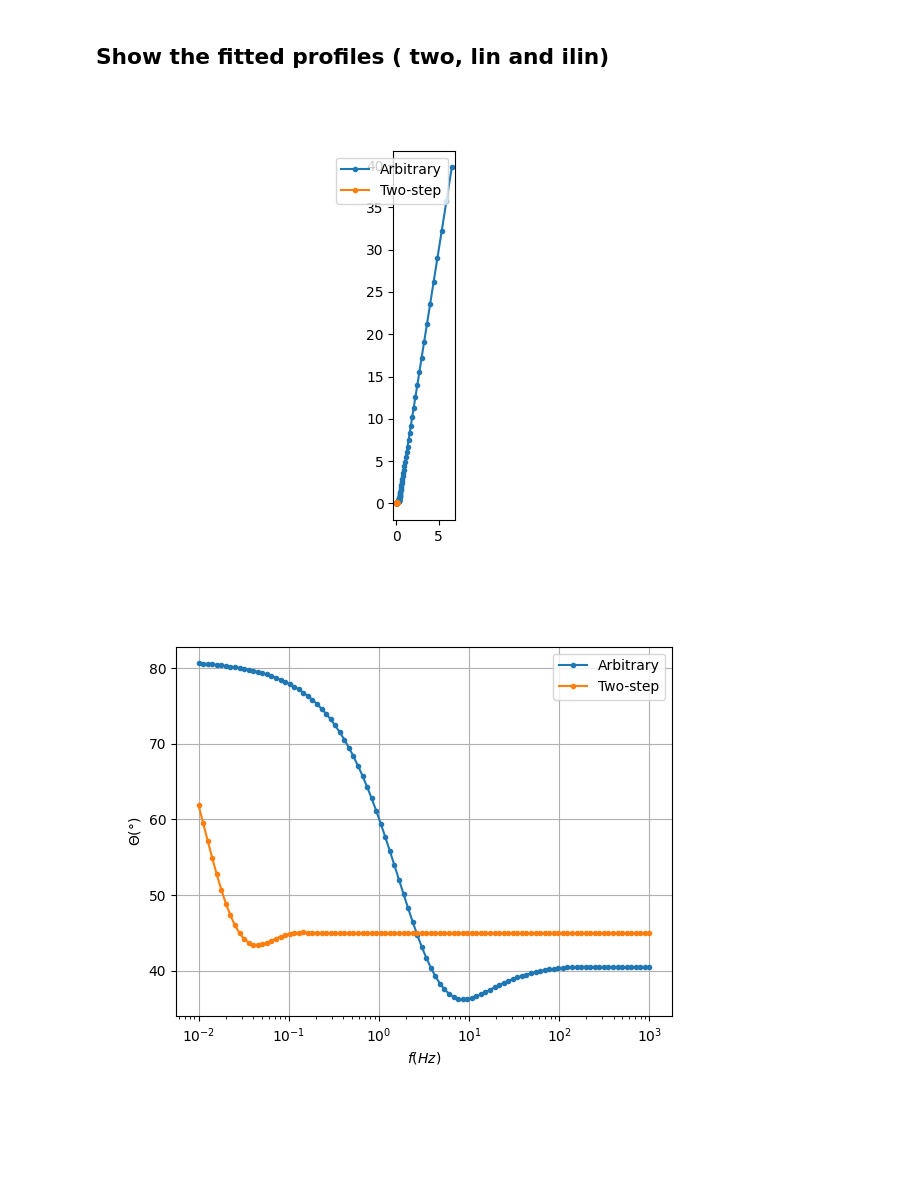
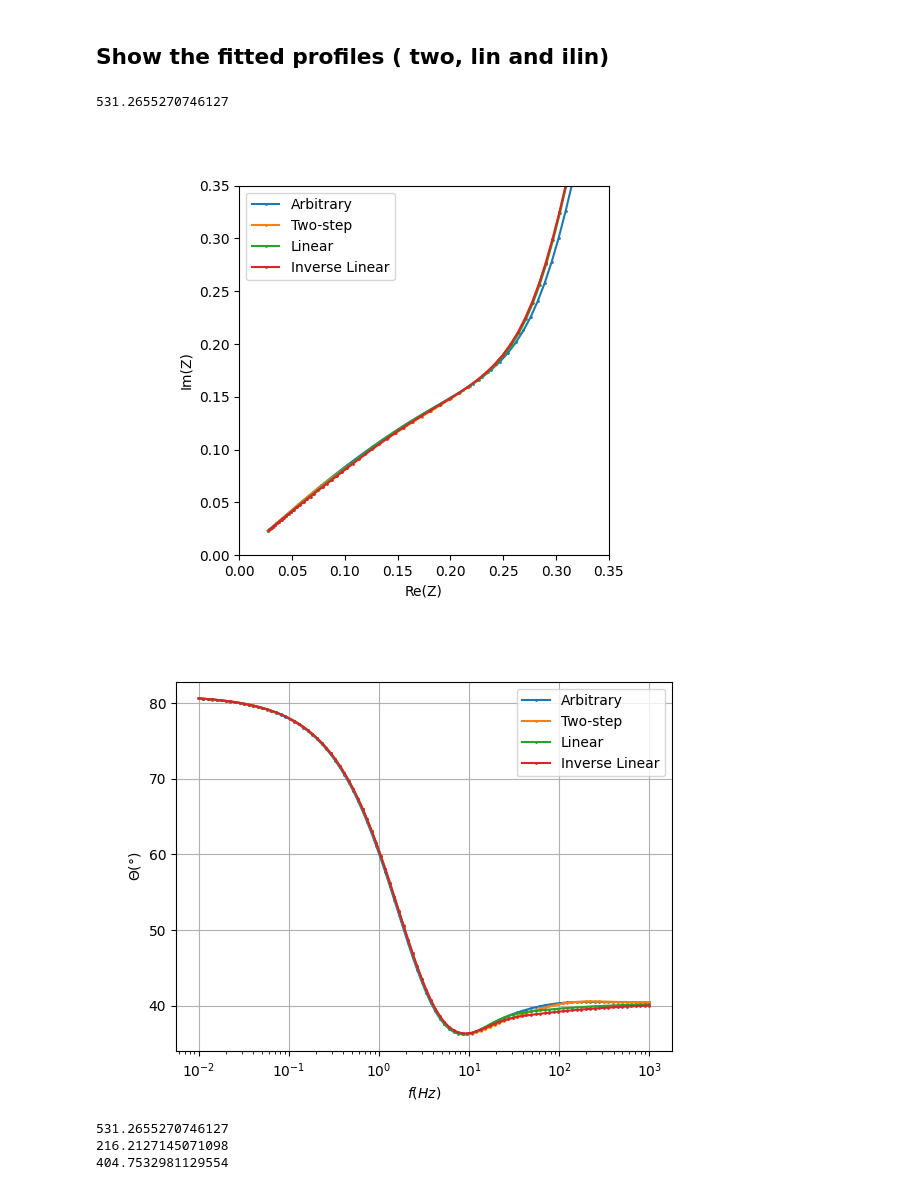
Before and after one commit to Yugal0/fitting-gen-arbitrary-eis, a Jupyter notebook: main_prof_1.ipynb, the cells around one changed output. Cells and saved outputs as stored; diff of their text form; code cells hidden in the pictures; blank space fills up the shorter version.

```diff
--- a/main_prof_1.ipynb
+++ b/main_prof_1.ipynb
@@ -213,31 +226,66 @@ z_arbi=c_arbi.predict(frequencies=np.logspace(-2,3,100))
 c_two=CustomCircuit(initial_guess=[R1_two,R1_two*Q,R2_two*Q,delta,alpha],circuit="TLMtwo")
 z_two=c_two.predict(frequencies=np.logspace(-2,3,100))
 
-# c_lin=CustomCircuit(initial_guess=[R1_lin,R1_lin*Q,R2_lin*Q,alpha],circuit="TLMlinnew")
-# z_lin=c_lin.predict(frequencies=np.logspace(-2,3,100))
+c_lin=CustomCircuit(initial_guess=[R1_lin,R1_lin*Q,R2_lin*Q,alpha],circuit="TLMlinnew")
+z_lin=c_lin.predict(frequencies=np.logspace(-2,3,100))
 
+print(R1_ilin)
+c_ilin=CustomCircuit(initial_guess=[R1_ilin,R1_ilin*Q,R2_ilin*Q,alpha],circuit="TLMilinnew")
+mp.dps=100
+z_ilin=c_ilin.predict(frequencies=np.logspace(-2,3,100))
+mp.dps=30
 # c_ilin=CustomCircuit(initial_guess=[R1_ilin,R1_ilin*Q,R2_ilin*Q,alpha],circuit="TLMilinnew")
+# z_ilin=c_ilin.predict(frequencies=np.logspace(-2,3,100))
 
-fig, ax=plt.subplots()
-ax.plot(np.real(z_arbi)/1000,-np.imag(z_arbi)/1000,label="Arbitrary",marker=".")
-ax.plot(np.real(z_two)/1000,-np.imag(z_two)/1000,label="Two-step",marker=".")
-# ax.plot(np.real(z_lin)/1000,-np.imag(z_lin)/1000)
-ax.set_aspect("equal")
-ax.legend()
-# ax.xaxis.set_minor_locator(MultipleLocator(0.1))
-# ax.grid(True)
 
-fig2, ax2=plt.subplots()
-ax2.plot(np.logspace(-2,3,100),-np.angle(z_arbi,deg=True),marker=".",label="Arbitrary")
-ax2.plot(np.logspace(-2,3,100),-np.angle(z_two,deg=True),marker=".",label="Two-step")
-ax2.legend()
-# axx.yaxis.set_minor_locator(MultipleLocator(0.5))
-ax2.set_ylabel("$\Theta (\degree)$")
-ax2.set_xlabel("$f (Hz)$")
-ax2.set_xscale("log")
-ax2.grid(True)
 
 # print(0.9*45-np.min(-np.angle(z,deg=True)))
 # %% [output]
-[figure, removed]
-[figure, removed]
+531.2655270746127
+# %%
+fig, ax=plt.subplots()
+ax.plot(np.real(z_arbi)/1000,-np.imag(z_arbi)/1000,label="Arbitrary",marker=".",ms=2)
+ax.plot(np.real(z_two)/1000,-np.imag(z_two)/1000,label="Two-step",marker=".",ms=2)
+ax.plot(np.real(z_lin)/1000,-np.imag(z_lin)/1000,label="Linear",marker=".",ms=2)
+ax.plot(np.real(z_ilin)/1000,-np.imag(z_ilin)/1000,label="Inverse Linear",marker=".",ms=2)
+# ax.plot(np.real(z_lin)/1000,-np.imag(z_lin)/1000)
+ax.set_aspect("equal")
+ax.set_xlabel("Re(Z)")
+ax.set_ylabel("Im(Z)")
+ax.set_xlim(0,0.35)
+ax.set_ylim(0,0.35)
+ax.legend()
+fig.savefig("nyq_prof1.png",dpi=400)
+# ax.legend()
+# ax.xaxis.set_minor_locator(MultipleLocator(0.1))
+# ax.grid(True)
+
+fig2, ax2=plt.subplots()
+ax2.plot(np.logspace(-2,3,100),-np.angle(z_arbi,deg=True),marker=".",label="Arbitrary",ms=2)
+ax2.plot(np.logspace(-2,3,100),-np.angle(z_two,deg=True),marker=".",label="Two-step",ms=2)
+ax2.plot(np.logspace(-2,3,100),-np.angle(z_lin,deg=True),marker=".",label="Linear",ms=2)
+ax2.plot(np.logspace(-2,3,100),-np.angle(z_ilin,deg=True),marker=".",label="Inverse Linear",ms=2)
+ax2.legend()
+# axx.yaxis.set_minor_locator(MultipleLocator(0.5))
+ax2.set_ylabel("$\Theta (\degree)$")
+ax2.set_xlabel("$f (Hz)$")
+ax2.set_xscale("log")
+fig2.savefig("bode_prof1.png",dpi=400)
+ax2.grid(True)
+# %% [output]
+[figure, added]
+[figure, added]
+# %%
+# print(dip_angle)
+# print(R1_by_R2_two)
+# print(R1_by_R2_lin)
+# print(R1_by_R2_ilin)
+
+print(R1_ilin)
+print(R2_ilin)
+
+print(R_ion_app)
+# %% [output]
+531.2655270746127
+216.2127145071098
+404.7532981129554
```
Also changed, not shown: parts of 5 cells of this notebook, 15 other files.
